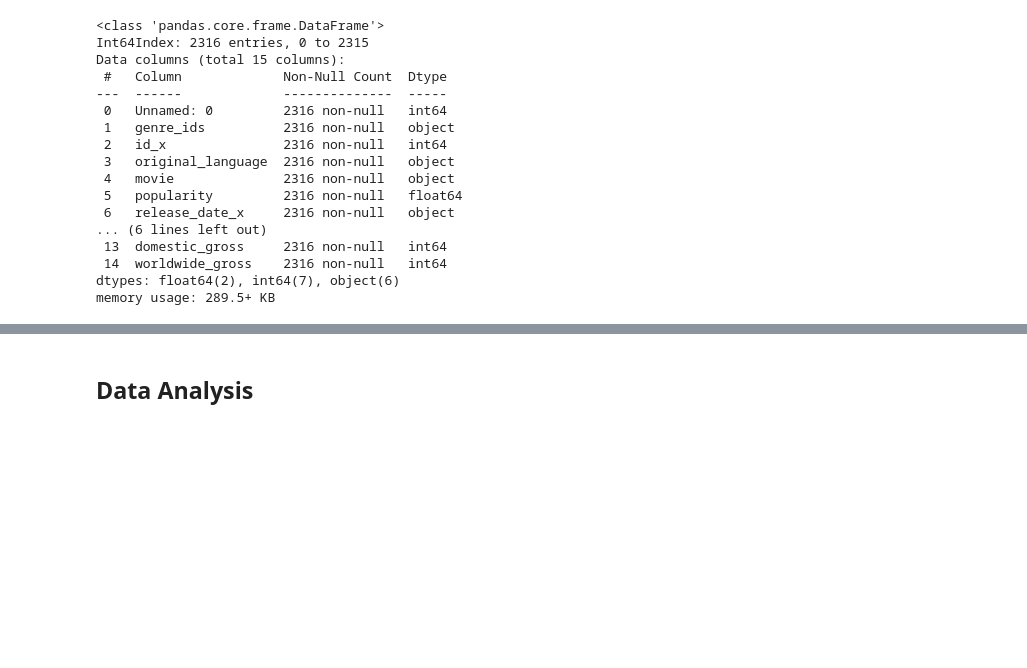
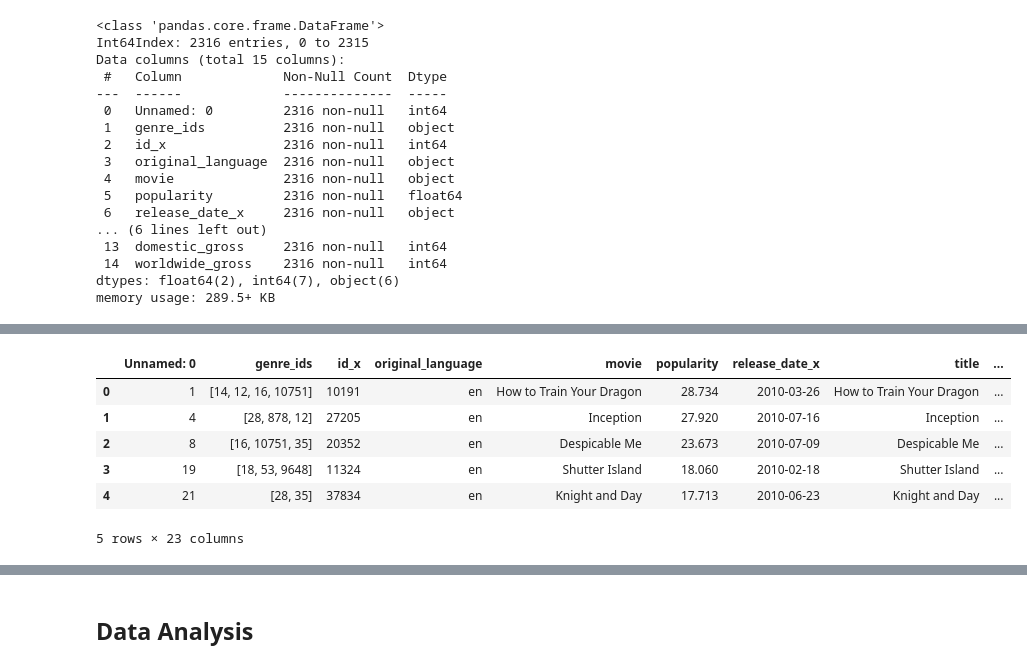
Before and after one commit to rbdaly16/Movie-Data-Analysis, a Jupyter notebook: Movie Data Analysis.ipynb, the cells around one changed output, grey strips where cells are left out. Drawn from its saved outputs; the diff is of its cells as text; code cells hidden in the pictures; blank space fills up the shorter version.

```diff
--- a/Movie Data Analysis.ipynb
+++ b/Movie Data Analysis.ipynb
@@ -321,0 +354,11 @@ cleaned_movies_ratings_df.loc[cleaned_movies_ratings_df['primary_name'] == 'Chri
+# %%
+#merge dataframes
+cleaned_movies_ratings_df = cleaned_movies_ratings_df.merge(nummovies_df, how='left', on='primary_name')
+# %%
+#add filter to include directors with at least 3 films and a director rating of at least 7.0
+cleaned_movies_ratings_df = cleaned_movies_ratings_df[(cleaned_movies_ratings_df['director_rating'] >= 7.0) &
+                                                     (cleaned_movies_ratings_df['nummovies'] >= 3)]
+# %%
+#drop unnecessary columns
+cleaned_movies_ratings_df.drop(columns=['movie_id', 'original_title', 'start_year', 'runtime_minutes',
+                                       'person_id', 'numvotes', 'birth_year'], inplace=True)
@@ -487,0 +637,3 @@ movies_budgets_genres_df.to_csv('data/movies_budgets_genres.csv')
+# %%
+budgets_directors_df = movies_and_budgets_df.merge(cleaned_movies_ratings_df, how='inner', on = 'movie')
+budgets_directors_df.info()
@@ -487,0 +658,10 @@ movies_budgets_genres_df.to_csv('data/movies_budgets_genres.csv')
+# %%
+budgets_directors_df.head()
+# %% [output]
+|  | Unnamed: 0 | genre_ids | id_x | original_language | movie | popularity | release_date_x | title | ... |
+| 0 | 1 | [14, 12, 16, 10751] | 10191 | en | How to Train Your Dragon | 28.734 | 2010-03-26 | How to Train Your Dragon | ... |
+| 1 | 4 | [28, 878, 12] | 27205 | en | Inception | 27.920 | 2010-07-16 | Inception | ... |
+| 2 | 8 | [16, 10751, 35] | 20352 | en | Despicable Me | 23.673 | 2010-07-09 | Despicable Me | ... |
+| 3 | 19 | [18, 53, 9648] | 11324 | en | Shutter Island | 18.060 | 2010-02-18 | Shutter Island | ... |
+| 4 | 21 | [28, 35] | 37834 | en | Knight and Day | 17.713 | 2010-06-23 | Knight and Day | ... |
+5 rows × 23 columns
```
Also changed, not shown: parts of 105 cells of this notebook, 6 other files.
